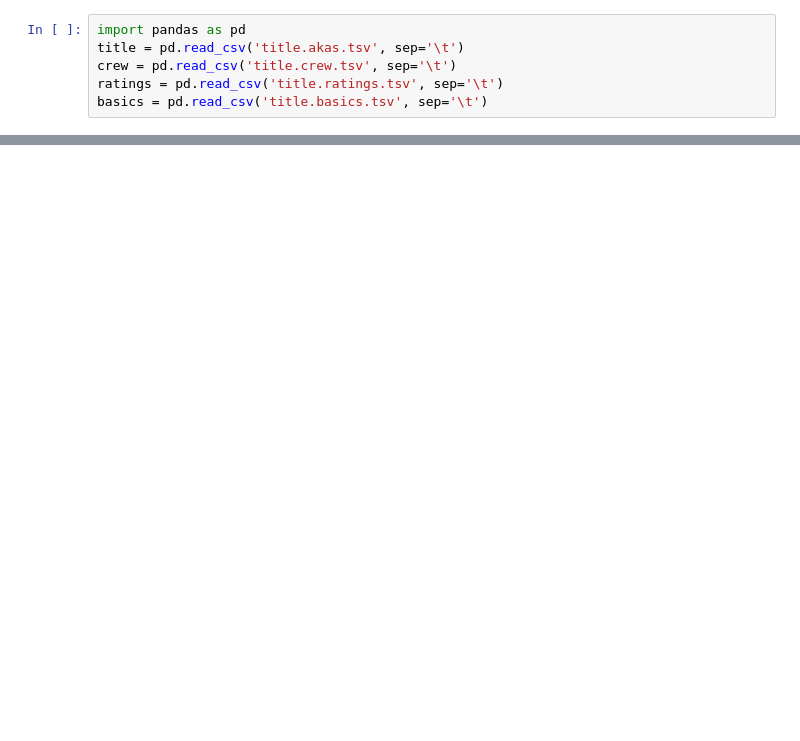
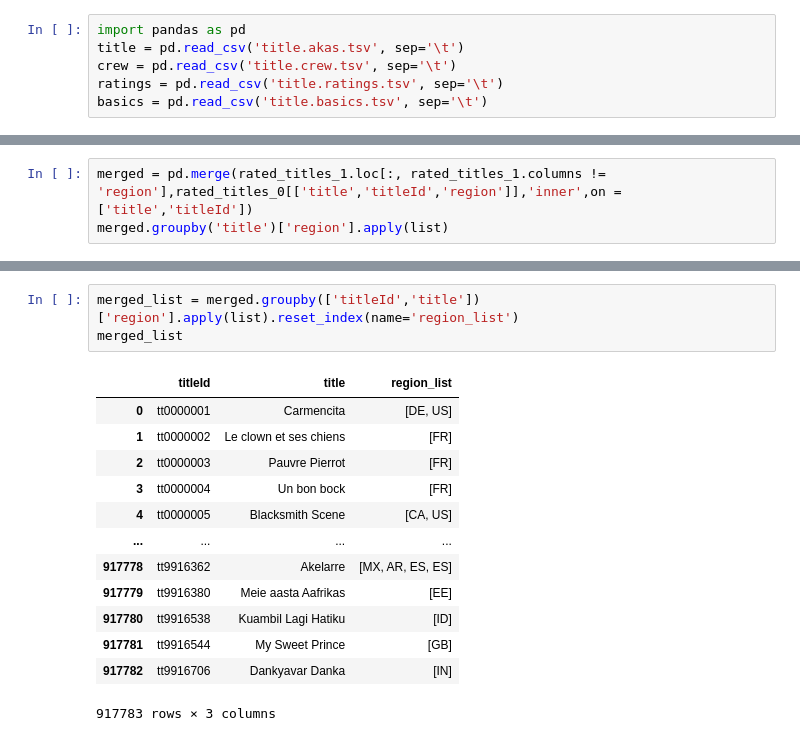
Before and after one commit to zorndog/Python-Project, a Jupyter notebook: Untitled.ipynb, the cells around one changed output, grey strips where cells are left out. Cells and saved outputs as stored; diff of their text form; blank space fills up the shorter version.

```diff
--- a/Untitled.ipynb
+++ b/Untitled.ipynb
@@ -75,0 +62,3 @@ rated_titles
+# %%
+merged = pd.merge(rated_titles_1.loc[:, rated_titles_1.columns != 'region'],rated_titles_0[['title','titleId','region']],'inner',on = ['title','titleId'])
+merged.groupby('title')['region'].apply(list)
@@ -75,0 +79,17 @@ rated_titles
+# %%
+merged_list = merged.groupby(['titleId','title'])['region'].apply(list).reset_index(name='region_list')
+merged_list
+# %% [output]
+|  | titleId | title | region_list |
+| 0 | tt0000001 | Carmencita | [DE, US] |
+| 1 | tt0000002 | Le clown et ses chiens | [FR] |
+| 2 | tt0000003 | Pauvre Pierrot | [FR] |
+| 3 | tt0000004 | Un bon bock | [FR] |
+| 4 | tt0000005 | Blacksmith Scene | [CA, US] |
+| ... | ... | ... | ... |
+| 917778 | tt9916362 | Akelarre | [MX, AR, ES, ES] |
+| 917779 | tt9916380 | Meie aasta Aafrikas | [EE] |
+| 917780 | tt9916538 | Kuambil Lagi Hatiku | [ID] |
+| 917781 | tt9916544 | My Sweet Prince | [GB] |
+| 917782 | tt9916706 | Dankyavar Danka | [IN] |
+917783 rows × 3 columns
```
Also changed, not shown: parts of 12 cells of this notebook.
